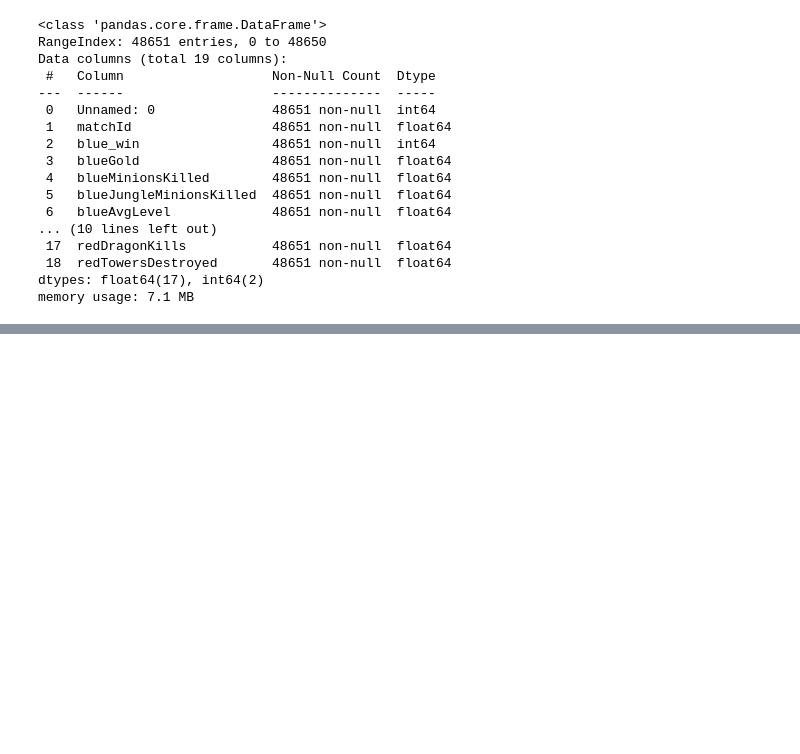
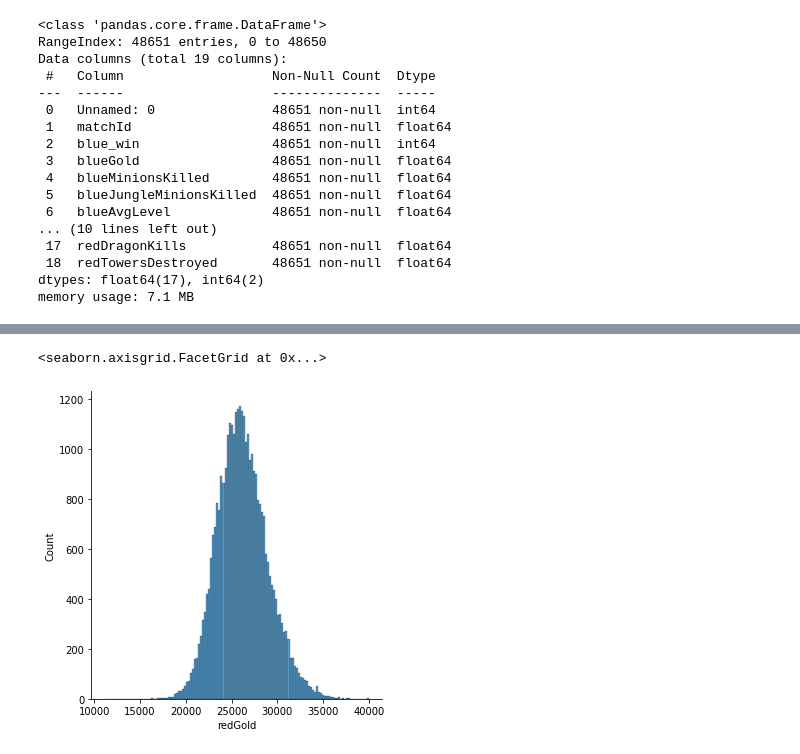
Before and after one commit to Juhan324/3-2-AI-project, a Jupyter notebook: AI project/League of Legends Diamond Games (First 15 Minutes)/League of Legends Diamond Games (First 15 Minutes).ipynb, the cells around one changed output, grey strips where cells are left out. Cells and saved outputs as stored; diff of their text form; code cells hidden in the pictures; blank space fills up the shorter version.

```diff
--- a/AI project/League of Legends Diamond Games (First 15 Minutes)/League of Legends Diamond Games (First 15 Minutes).ipynb
+++ b/AI project/League of Legends Diamond Games (First 15 Minutes)/League of Legends Diamond Games (First 15 Minutes).ipynb
@@ -66,0 +105,5 @@ df.describe()
+# %%
+sns.displot(X_train['redGold'])
+# %% [output]
+<seaborn.axisgrid.FacetGrid at 0x...>
+[figure, added]
```
Also changed, not shown: parts of 8 cells of this notebook.
